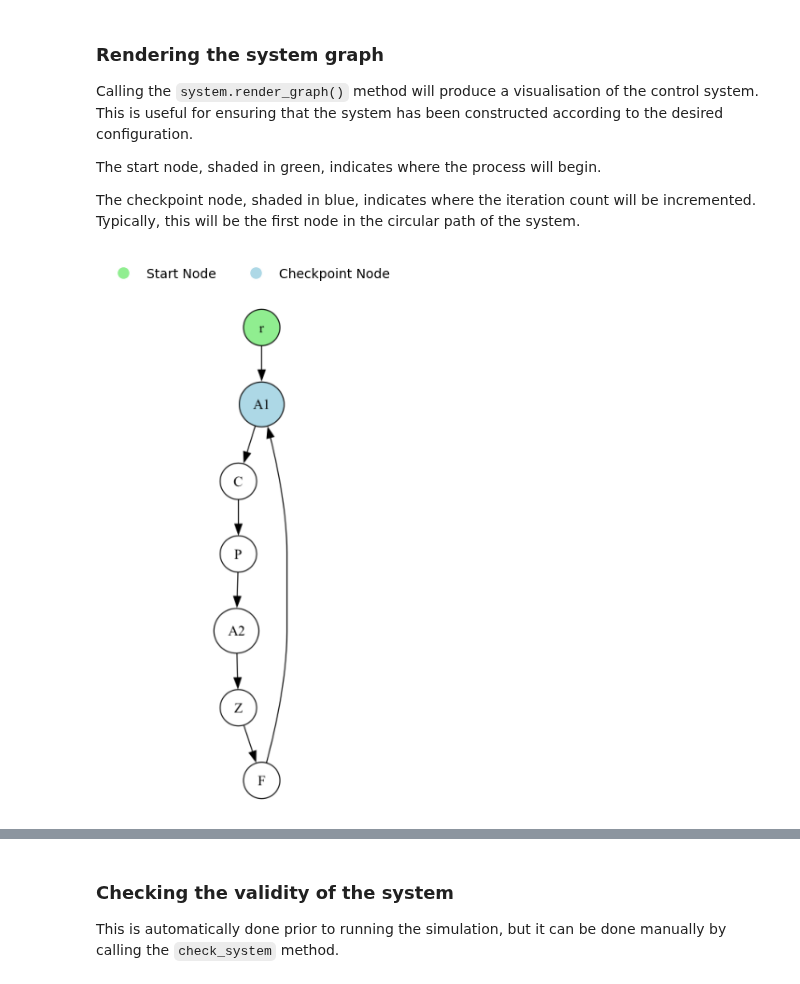
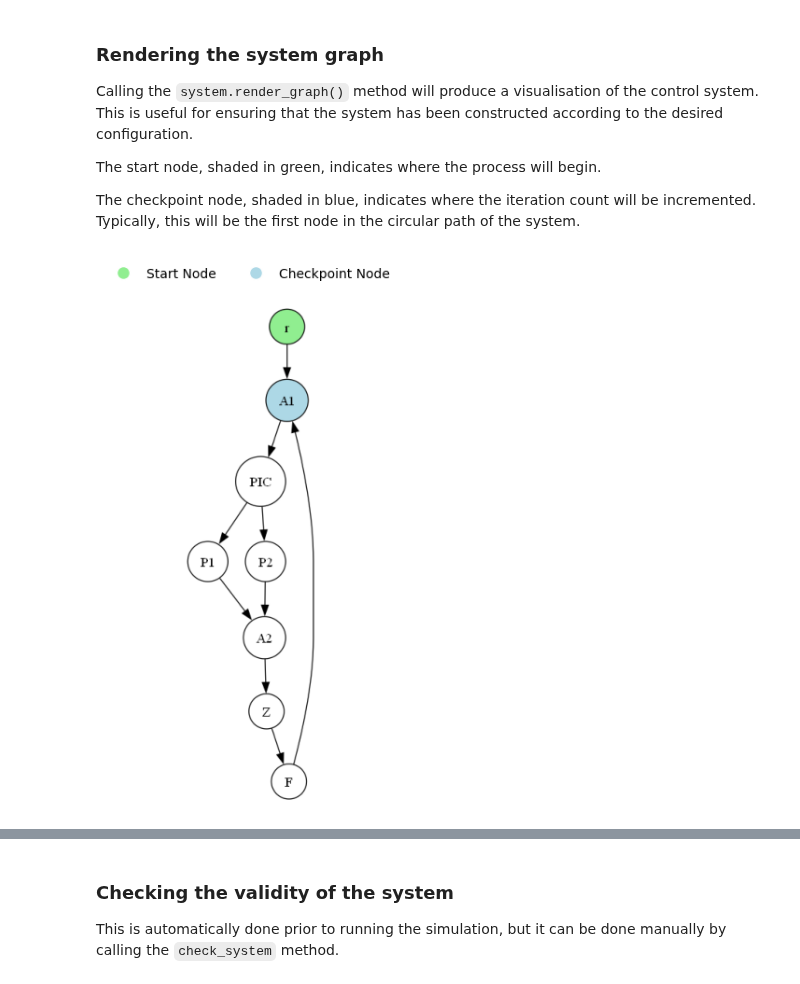
Before and after one commit to humancompatible/interconnect, a Jupyter notebook: examples/basic_simulation.ipynb, the cells around one changed output, grey strips where cells are left out. Saved outputs shown, nothing was run; the diff lists cells and outputs as text; code cells hidden in the pictures.

```diff
--- a/examples/basic_simulation.ipynb
+++ b/examples/basic_simulation.ipynb
@@ -55,15 +55,15 @@ cont = Controller(name="C", logic=ExampleControllerLogic.ExampleControllerLogic(
 # %%
 # For PIController example, run this cell
 
-# from humancompatible.interconnect.simulators.controllers import PIControllerLogic
-# from humancompatible.interconnect.simulators.controllers import PIController
-# cont = PIController.PIController(name = "PIC", logic = PIControllerLogic.PIControllerLogic(), sp = 5000)
+from humancompatible.interconnect.simulators.controllers import PIControllerLogic
+from humancompatible.interconnect.simulators.controllers import PIController
+cont = PIController.PIController(name = "PIC", logic = PIControllerLogic.PIControllerLogic(), sp = 5000)
 # %% [markdown]
 ## Population Node
 
 A node that represents a population of agents. Takes a logic object, along with a number of agents and the positive and negative feedback signals. This logic will be applied to each agent in the population. In order to use multiple types of agents, multiple population nodes can be used in parallel, and joined with an aggregator node.
 # %%
-class AgentLogic:
+class AgentLogic1:
     def __init__(self):
         x, startThreshold, endThreshold = sympy.symbols('x startThreshold endThreshold')
         self.symbols = {"x": x, "startThreshold": startThreshold, "endThreshold": endThreshold}
@@ -75,8 +75,26 @@ class AgentLogic:
             ((1 + sympy.cos(sympy.pi * (self.symbols["x"] - self.symbols["endThreshold"]) / (self.symbols["startThreshold"] - self.symbols["endThreshold"]))) / 2, True)
         )
 
-pop = Population(name="P",
-                logic=AgentLogic(),
+pop1 = Population(name="P1",
+                logic=AgentLogic1(),
                 number_of_agents=100000,
                 positive_response=1,
                 negative_response=0)
+
+class AgentLogic2:
+    def __init__(self):
+        x, startThreshold, endThreshold = sympy.symbols('x startThreshold endThreshold')
+        self.symbols = {"x": x, "startThreshold": startThreshold, "endThreshold": endThreshold}
+        self.constants = {"startThreshold": -20, "endThreshold": 20}
+        self.variables = ["x"]
+        self.expression = sympy.Piecewise(
+            (0, self.symbols["x"] < self.symbols["startThreshold"]),
+            (1, self.symbols["x"] > self.symbols["endThreshold"]),
+            ((1 + sympy.cos(sympy.pi * (self.symbols["x"] - self.symbols["endThreshold"]) / (self.symbols["startThreshold"] - self.symbols["endThreshold"]))) / 2, True)
+        )
+
+pop2 = Population(name="P2",
+                logic=AgentLogic2(),
+                number_of_agents=100000,
+                positive_response=1,
+                negative_response=0)
@@ -126,11 +136,13 @@ To connect nodes, the `system.connect` method is used. This method takes two arg
 
 The start node, where the process begins, and the checkpoint node, where an iteration is considered complete, are added using the `system.add_start` and `system.add_checkpoint` methods, respectively.
 # %%
-sim.system.add_nodes([refSig, agg1, cont,pop, agg2, delay, fil])
+sim.system.add_nodes([refSig, agg1, cont, pop1, pop2, agg2, delay, fil])
 sim.system.connect_nodes(refSig, agg1)
 sim.system.connect_nodes(agg1, cont)
-sim.system.connect_nodes(cont, pop)
-sim.system.connect_nodes(pop, agg2)
+sim.system.connect_nodes(cont, pop1)
+sim.system.connect_nodes(pop1, agg2)
+sim.system.connect_nodes(cont, pop2)
+sim.system.connect_nodes(pop2, agg2)
 sim.system.connect_nodes(agg2, delay)
 sim.system.connect_nodes(delay, fil)
 sim.system.connect_nodes(fil, agg1)
@@ -146,6 +158,6 @@ The start node, shaded in green, indicates where the process will begin.
 
 The checkpoint node, shaded in blue, indicates where the iteration count will be incremented. Typically, this will be the first node in the circular path of the system.
 # %%
-sim.system.render_graph()
+sim.plot.render_graph()
 # %% [output]
-[figure, old version]
+[figure, new version]
```
Also changed, not shown: parts of 7 cells of this notebook, 4 other files.
